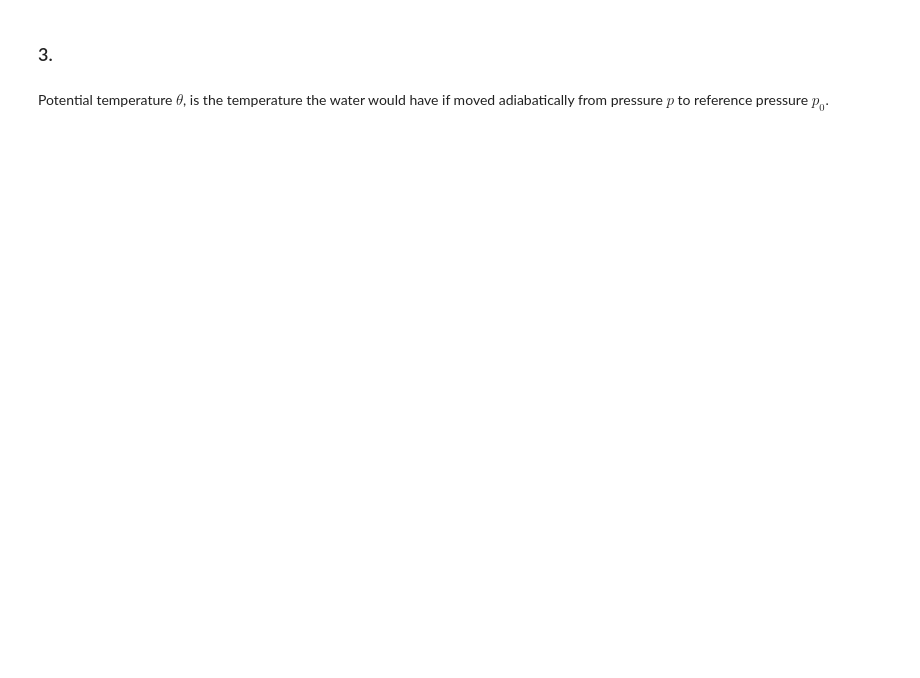
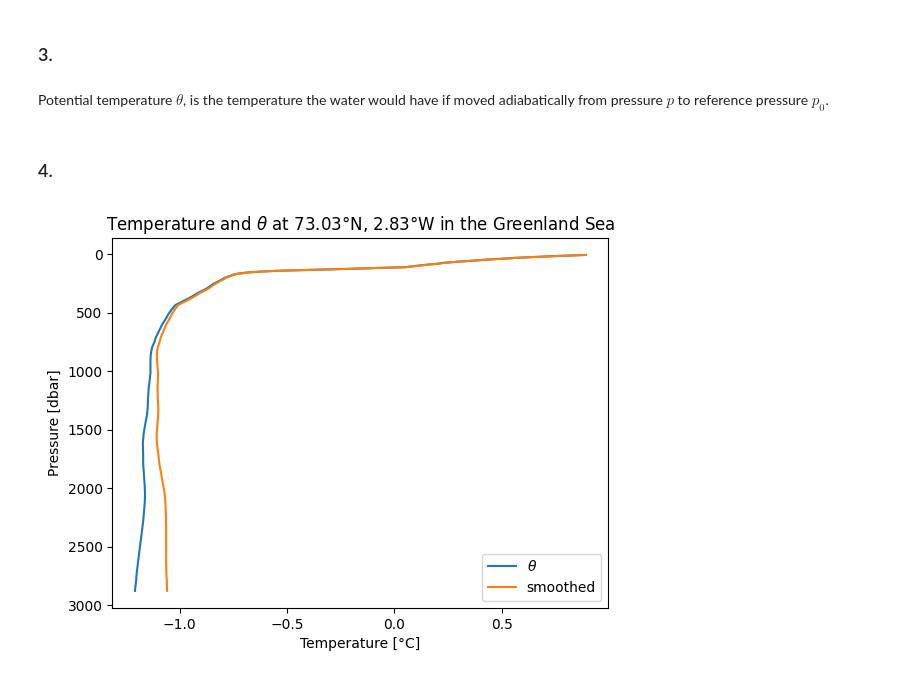
Before and after one commit to Alessimc/GEO2320, a Jupyter notebook: problemset1/problemset1.ipynb, the cells around one changed output. Drawn from its saved outputs; the diff is of its cells as text; code cells hidden in the pictures; blank space fills up the shorter version.

```diff
--- a/problemset1/problemset1.ipynb
+++ b/problemset1/problemset1.ipynb
@@ -89,6 +93,8 @@ We may observe artificial temperature increase at depth when looking at in situ
 ### 3.
 # %% [markdown]
 Potential temperature $\theta$, is the temperature the water would have if moved adiabatically from pressure $p$ to reference pressure $p_0$.
+# %% [markdown]
+### 4.
 # %%
 import gsw
 
@@ -115,3 +121,15 @@ rho = gsw.density.rho(SA, CT, p)
 # calculate potential density anomaly with reference pressure 0 dbar
 # this being this particular potential density minus 1000 kg/m^3
 sigma_theta = gsw.density.sigma0(SA, CT)
+# %%
+# Plotting temperature and potential temperature "theta" vs. pressure
+plt.plot(pt, df["P"], label = r"$\theta$")
+plt.plot(df["smoothed T"], df["P"], label = "smoothed")
+plt.title("Temperature and "+r"$\theta$"+" at 73.03\u00b0N, 2.83\u00b0W in the Greenland Sea")
+plt.xlabel("Temperature [\u00b0C]")
+plt.ylabel("Pressure [dbar]")
+plt.gca().invert_yaxis()
+plt.legend()
+plt.show()
+# %% [output]
+[figure, added]
```
Also changed, not shown: parts of 7 cells of this notebook.
